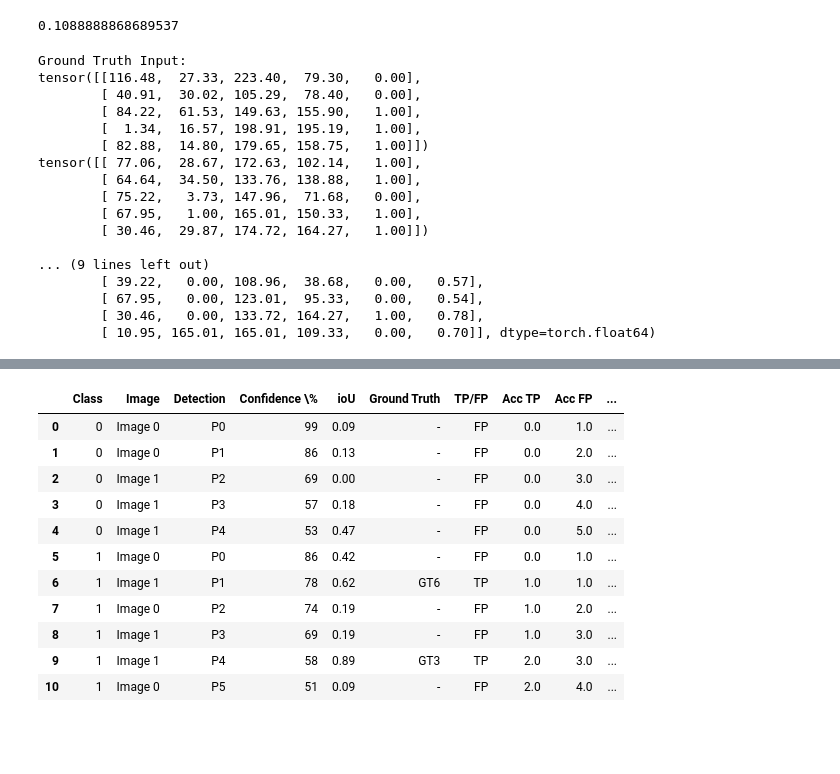
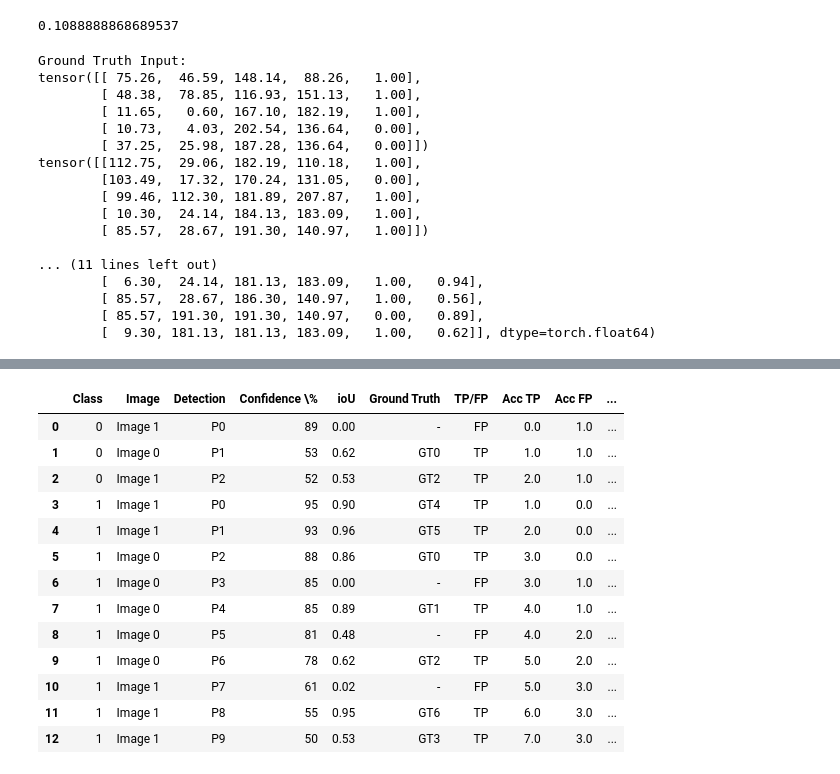
Before and after one commit to hslrock/ObjectDetection_, a Jupyter notebook: 0_1 Evaluation_Metric.ipynb, the cells around one changed output, grey strips where cells are left out. Drawn from its saved outputs; the diff is of its cells as text; code cells hidden in the pictures; blank space fills up the shorter version.

```diff
--- a/0_1 Evaluation_Metric.ipynb
+++ b/0_1 Evaluation_Metric.ipynb
@@ -114,7 +114,7 @@ torch_getIOU(torch_pred_box,torch_gt_box).item()
 def get_random_gt_(data):
    # return [random.randint(0,len(data)-1) for _ in range(3)]
     return [data[x][1][0] for x in [random.randint(0,len(data)-1) for _ in range(5)]]
-def get_random_pd_(gts,x=60):
+def get_random_pd_(gts,x=5):
     newbox_list=[]
     conf_score_list=[]
     for bbox in gts:
@@ -123,8 +123,8 @@ def get_random_pd_(gts,x=60):
         newy1=np.clip(bbox.y1+((random.randint(0,1)*-1)*random.randint(0,x)),0,9999)
         newy2=np.clip(bbox.y2+((random.randint(0,1)*-1)*random.randint(0,x)),0,9999)
         newbox_list.append(torch.tensor((newx1,newy1,newx2,newy2,random.randint(0,1),random.uniform(0.5,1))))
-       # newbox_list.append(torch.tensor((newx1,newy1,newx2,newy2,bbox.label,random.uniform(0.7,1))))
-    for _ in range(random.randint(0,4)):
+        #newbox_list.append(torch.tensor((newx1,newy1,newx2,newy2,bbox.label,random.uniform(0.7,1))))
+    for _ in range(random.randint(0,2)):
         i=random.randint(0,len(gts)-1)
         newx1=np.clip(gts[i].x1+((random.randint(0,1)*-1)*random.randint(0,x)),0,9999)
         newx2=np.clip(gts[i].x2+((random.randint(0,1)*-1)*random.randint(0,x)),0,9999)
@@ -163,22 +163,22 @@ for i in ptss:
     print(i)
 # %% [output]
 Ground Truth Input:
-tensor([[116.48,  27.33, 223.40,  79.30,   0.00],
-        [ 40.91,  30.02, 105.29,  78.40,   0.00],
-        [ 84.22,  61.53, 149.63, 155.90,   1.00],
-        [  1.34,  16.57, 198.91, 195.19,   1.00],
-        [ 82.88,  14.80, 179.65, 158.75,   1.00]])
-tensor([[ 77.06,  28.67, 172.63, 102.14,   1.00],
-        [ 64.64,  34.50, 133.76, 138.88,   1.00],
-        [ 75.22,   3.73, 147.96,  71.68,   0.00],
-        [ 67.95,   1.00, 165.01, 150.33,   1.00],
-        [ 30.46,  29.87, 174.72, 164.27,   1.00]])
+tensor([[ 75.26,  46.59, 148.14,  88.26,   1.00],
+        [ 48.38,  78.85, 116.93, 151.13,   1.00],
+        [ 11.65,   0.60, 167.10, 182.19,   1.00],
+        [ 10.73,   4.03, 202.54, 136.64,   0.00],
+        [ 37.25,  25.98, 187.28, 136.64,   0.00]])
+tensor([[112.75,  29.06, 182.19, 110.18,   1.00],
+        [103.49,  17.32, 170.24, 131.05,   0.00],
+        [ 99.46, 112.30, 181.89, 207.87,   1.00],
+        [ 10.30,  24.14, 184.13, 183.09,   1.00],
+        [ 85.57,  28.67, 191.30, 140.97,   1.00]])
 
-... (9 lines left out)
-        [ 39.22,   0.00, 108.96,  38.68,   0.00,   0.57],
-        [ 67.95,   0.00, 123.01,  95.33,   0.00,   0.54],
-        [ 30.46,   0.00, 133.72, 164.27,   1.00,   0.78],
-        [ 10.95, 165.01, 165.01, 109.33,   0.00,   0.70]], dtype=torch.float64)
+... (11 lines left out)
+        [  6.30,  24.14, 181.13, 183.09,   1.00,   0.94],
+        [ 85.57,  28.67, 186.30, 140.97,   1.00,   0.56],
+        [ 85.57, 191.30, 191.30, 140.97,   0.00,   0.89],
+        [  9.30, 181.13, 181.13, 183.09,   1.00,   0.62]], dtype=torch.float64)
 # %%
 true_img_index = list()
 for i in range(len(gtss)):
@@ -298,20 +298,22 @@ def cal_map(true_data,pred_data,labels,debug=False):
             eval_df=eval_dataframe_class
         else:
             eval_df = pd.concat([eval_df,eval_dataframe_class],ignore_index=True)
-    return ap,eval_df
+    return ap,eval_df,recall_thresholds.tolist(),precisions.tolist()
 # %%
-AP_class,eval_dataframe=cal_map(true_boxes,det_boxes,labels)
+AP_class,eval_dataframe,r_inter,p_inter=cal_map(true_boxes,det_boxes,labels)
 eval_dataframe
 # %% [output]
 |  | Class | Image | Detection | Confidence \% | ioU | Ground Truth | TP/FP | Acc TP | Acc FP | ... |
-| 0 | 0 | Image 0 | P0 | 99 | 0.09 | - | FP | 0.0 | 1.0 | ... |
-| 1 | 0 | Image 0 | P1 | 86 | 0.13 | - | FP | 0.0 | 2.0 | ... |
-| 2 | 0 | Image 1 | P2 | 69 | 0.00 | - | FP | 0.0 | 3.0 | ... |
-| 3 | 0 | Image 1 | P3 | 57 | 0.18 | - | FP | 0.0 | 4.0 | ... |
-| 4 | 0 | Image 1 | P4 | 53 | 0.47 | - | FP | 0.0 | 5.0 | ... |
-| 5 | 1 | Image 0 | P0 | 86 | 0.42 | - | FP | 0.0 | 1.0 | ... |
-| 6 | 1 | Image 1 | P1 | 78 | 0.62 | GT6 | TP | 1.0 | 1.0 | ... |
-| 7 | 1 | Image 0 | P2 | 74 | 0.19 | - | FP | 1.0 | 2.0 | ... |
-| 8 | 1 | Image 1 | P3 | 69 | 0.19 | - | FP | 1.0 | 3.0 | ... |
-| 9 | 1 | Image 1 | P4 | 58 | 0.89 | GT3 | TP | 2.0 | 3.0 | ... |
-| 10 | 1 | Image 0 | P5 | 51 | 0.09 | - | FP | 2.0 | 4.0 | ... |
+| 0 | 0 | Image 1 | P0 | 89 | 0.00 | - | FP | 0.0 | 1.0 | ... |
+| 1 | 0 | Image 0 | P1 | 53 | 0.62 | GT0 | TP | 1.0 | 1.0 | ... |
+| 2 | 0 | Image 1 | P2 | 52 | 0.53 | GT2 | TP | 2.0 | 1.0 | ... |
+| 3 | 1 | Image 1 | P0 | 95 | 0.90 | GT4 | TP | 1.0 | 0.0 | ... |
+| 4 | 1 | Image 1 | P1 | 93 | 0.96 | GT5 | TP | 2.0 | 0.0 | ... |
+| 5 | 1 | Image 0 | P2 | 88 | 0.86 | GT0 | TP | 3.0 | 0.0 | ... |
+| 6 | 1 | Image 0 | P3 | 85 | 0.00 | - | FP | 3.0 | 1.0 | ... |
+| 7 | 1 | Image 0 | P4 | 85 | 0.89 | GT1 | TP | 4.0 | 1.0 | ... |
+| 8 | 1 | Image 0 | P5 | 81 | 0.48 | - | FP | 4.0 | 2.0 | ... |
+| 9 | 1 | Image 0 | P6 | 78 | 0.62 | GT2 | TP | 5.0 | 2.0 | ... |
+| 10 | 1 | Image 1 | P7 | 61 | 0.02 | - | FP | 5.0 | 3.0 | ... |
+| 11 | 1 | Image 1 | P8 | 55 | 0.95 | GT6 | TP | 6.0 | 3.0 | ... |
+| 12 | 1 | Image 1 | P9 | 50 | 0.53 | GT3 | TP | 7.0 | 3.0 | ... |
```
Also changed, not shown: parts of 2 cells of this notebook.
